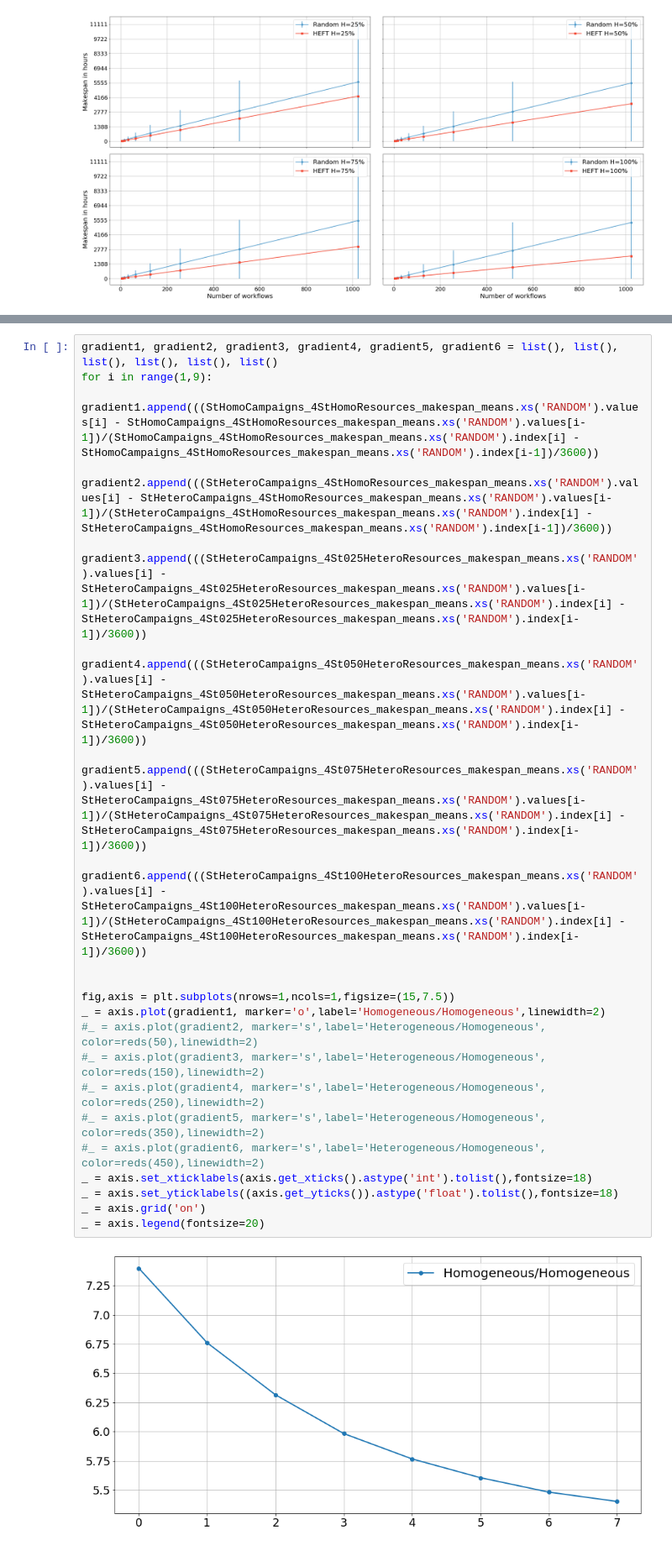
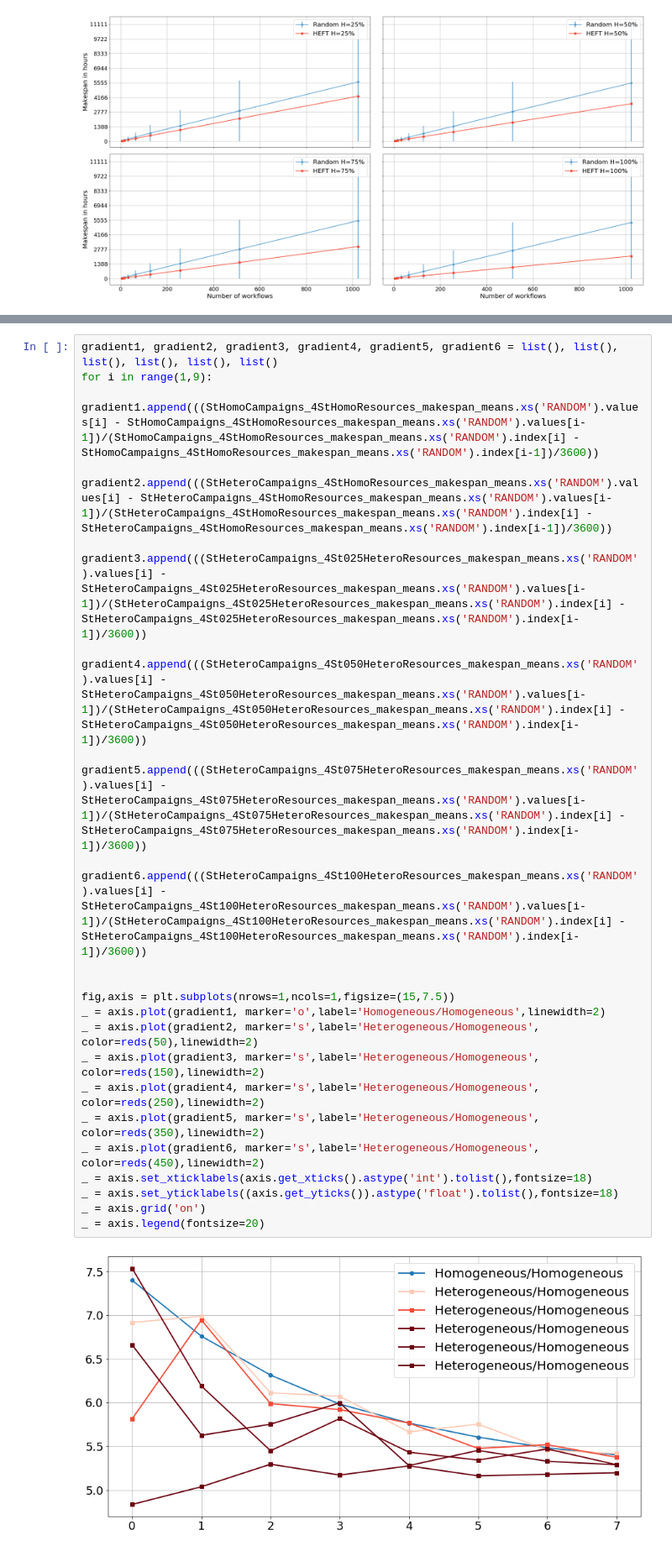
Before and after one commit to radical-project/campaign_manager, a Jupyter notebook: experiments/StaticResourcesExperiments.ipynb, the cells around one changed output, grey strips where cells are left out. Shown: that part at 84% size. Saved outputs shown, nothing was run; the diff lists cells and outputs as text.

Commit message:
Difference plots

```diff
--- a/experiments/StaticResourcesExperiments.ipynb
+++ b/experiments/StaticResourcesExperiments.ipynb
@@ -287,24 +338,24 @@ _ = axis[1,1].legend(fontsize=20)
 # %%
 gradient1, gradient2, gradient3, gradient4, gradient5, gradient6 = list(), list(), list(), list(), list(), list()
 for i in range(1,9):
     gradient1.append(((StHomoCampaigns_4StHomoResources_makespan_means.xs('RANDOM').values[i] - StHomoCampaigns_4StHomoResources_makespan_means.xs('RANDOM').values[i-1])/(StHomoCampaigns_4StHomoResources_makespan_means.xs('RANDOM').index[i] - StHomoCampaigns_4StHomoResources_makespan_means.xs('RANDOM').index[i-1])/3600))
     gradient2.append(((StHeteroCampaigns_4StHomoResources_makespan_means.xs('RANDOM').values[i] - StHeteroCampaigns_4StHomoResources_makespan_means.xs('RANDOM').values[i-1])/(StHeteroCampaigns_4StHomoResources_makespan_means.xs('RANDOM').index[i] - StHeteroCampaigns_4StHomoResources_makespan_means.xs('RANDOM').index[i-1])/3600))
     gradient3.append(((StHeteroCampaigns_4St025HeteroResources_makespan_means.xs('RANDOM').values[i] - StHeteroCampaigns_4St025HeteroResources_makespan_means.xs('RANDOM').values[i-1])/(StHeteroCampaigns_4St025HeteroResources_makespan_means.xs('RANDOM').index[i] - StHeteroCampaigns_4St025HeteroResources_makespan_means.xs('RANDOM').index[i-1])/3600))
     gradient4.append(((StHeteroCampaigns_4St050HeteroResources_makespan_means.xs('RANDOM').values[i] - StHeteroCampaigns_4St050HeteroResources_makespan_means.xs('RANDOM').values[i-1])/(StHeteroCampaigns_4St050HeteroResources_makespan_means.xs('RANDOM').index[i] - StHeteroCampaigns_4St050HeteroResources_makespan_means.xs('RANDOM').index[i-1])/3600))
     gradient5.append(((StHeteroCampaigns_4St075HeteroResources_makespan_means.xs('RANDOM').values[i] - StHeteroCampaigns_4St075HeteroResources_makespan_means.xs('RANDOM').values[i-1])/(StHeteroCampaigns_4St075HeteroResources_makespan_means.xs('RANDOM').index[i] - StHeteroCampaigns_4St075HeteroResources_makespan_means.xs('RANDOM').index[i-1])/3600))
     gradient6.append(((StHeteroCampaigns_4St100HeteroResources_makespan_means.xs('RANDOM').values[i] - StHeteroCampaigns_4St100HeteroResources_makespan_means.xs('RANDOM').values[i-1])/(StHeteroCampaigns_4St100HeteroResources_makespan_means.xs('RANDOM').index[i] - StHeteroCampaigns_4St100HeteroResources_makespan_means.xs('RANDOM').index[i-1])/3600))
 
 
 fig,axis = plt.subplots(nrows=1,ncols=1,figsize=(15,7.5))
 _ = axis.plot(gradient1, marker='o',label='Homogeneous/Homogeneous',linewidth=2)
-#_ = axis.plot(gradient2, marker='s',label='Heterogeneous/Homogeneous', color=reds(50),linewidth=2)
-#_ = axis.plot(gradient3, marker='s',label='Heterogeneous/Homogeneous', color=reds(150),linewidth=2)
-#_ = axis.plot(gradient4, marker='s',label='Heterogeneous/Homogeneous', color=reds(250),linewidth=2)
-#_ = axis.plot(gradient5, marker='s',label='Heterogeneous/Homogeneous', color=reds(350),linewidth=2)
-#_ = axis.plot(gradient6, marker='s',label='Heterogeneous/Homogeneous', color=reds(450),linewidth=2)
+_ = axis.plot(gradient2, marker='s',label='Heterogeneous/Homogeneous', color=reds(50),linewidth=2)
+_ = axis.plot(gradient3, marker='s',label='Heterogeneous/Homogeneous', color=reds(150),linewidth=2)
+_ = axis.plot(gradient4, marker='s',label='Heterogeneous/Homogeneous', color=reds(250),linewidth=2)
+_ = axis.plot(gradient5, marker='s',label='Heterogeneous/Homogeneous', color=reds(350),linewidth=2)
+_ = axis.plot(gradient6, marker='s',label='Heterogeneous/Homogeneous', color=reds(450),linewidth=2)
 _ = axis.set_xticklabels(axis.get_xticks().astype('int').tolist(),fontsize=18)
 _ = axis.set_yticklabels((axis.get_yticks()).astype('float').tolist(),fontsize=18)
 _ = axis.grid('on')
 _ = axis.legend(fontsize=20)
 # %% [output]
-[figure, old version]
+[figure, new version]
```
Also changed, not shown: parts of 3 cells of this notebook.
